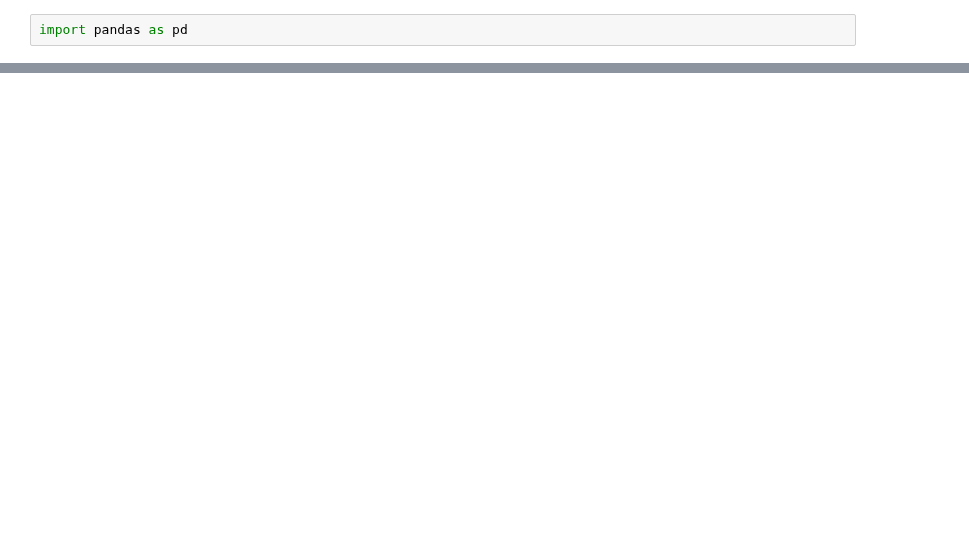
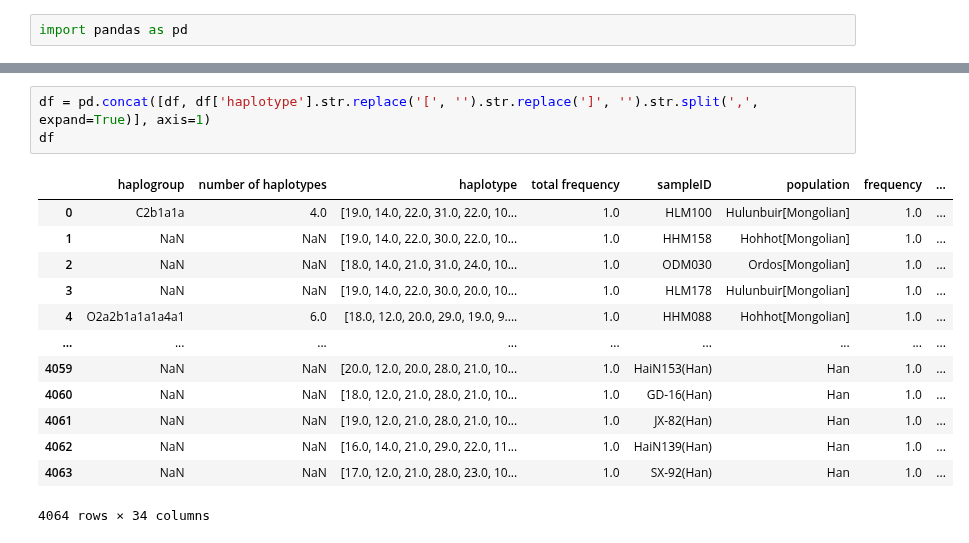
Before and after one commit to kibindy/LT8_final_project, a Jupyter notebook: LT8_Final_Project_Notebook.ipynb, the cells around one changed output, grey strips where cells are left out. Saved outputs shown, nothing was run; the diff lists cells and outputs as text; blank space fills up the shorter version.

Commit message:
split by loci

```diff
--- a/LT8_Final_Project_Notebook.ipynb
+++ b/LT8_Final_Project_Notebook.ipynb
@@ -51,0 +33,17 @@ df3
+# %%
+df = pd.concat([df, df['haplotype'].str.replace('[', '').str.replace(']', '').str.split(',', expand=True)], axis=1)
+df
+# %% [output]
+|  | haplogroup | number of haplotypes | haplotype | total frequency | sampleID | population | frequency | ... |
+| 0 | C2b1a1a | 4.0 | [19.0, 14.0, 22.0, 31.0, 22.0, 10... | 1.0 | HLM100 | Hulunbuir[Mongolian] | 1.0 | ... |
+| 1 | NaN | NaN | [19.0, 14.0, 22.0, 30.0, 22.0, 10... | 1.0 | HHM158 | Hohhot[Mongolian] | 1.0 | ... |
+| 2 | NaN | NaN | [18.0, 14.0, 21.0, 31.0, 24.0, 10... | 1.0 | ODM030 | Ordos[Mongolian] | 1.0 | ... |
+| 3 | NaN | NaN | [19.0, 14.0, 22.0, 30.0, 20.0, 10... | 1.0 | HLM178 | Hulunbuir[Mongolian] | 1.0 | ... |
+| 4 | O2a2b1a1a1a4a1 | 6.0 | [18.0, 12.0, 20.0, 29.0, 19.0, 9.... | 1.0 | HHM088 | Hohhot[Mongolian] | 1.0 | ... |
+| ... | ... | ... | ... | ... | ... | ... | ... | ... |
+| 4059 | NaN | NaN | [20.0, 12.0, 20.0, 28.0, 21.0, 10... | 1.0 | HaiN153(Han) | Han | 1.0 | ... |
+| 4060 | NaN | NaN | [18.0, 12.0, 21.0, 28.0, 21.0, 10... | 1.0 | GD-16(Han) | Han | 1.0 | ... |
+| 4061 | NaN | NaN | [19.0, 12.0, 21.0, 28.0, 21.0, 10... | 1.0 | JX-82(Han) | Han | 1.0 | ... |
+| 4062 | NaN | NaN | [16.0, 14.0, 21.0, 29.0, 22.0, 11... | 1.0 | HaiN139(Han) | Han | 1.0 | ... |
+| 4063 | NaN | NaN | [17.0, 12.0, 21.0, 28.0, 23.0, 10... | 1.0 | SX-92(Han) | Han | 1.0 | ... |
+4064 rows × 34 columns
```
Also changed, not shown: parts of 5 cells of this notebook.
